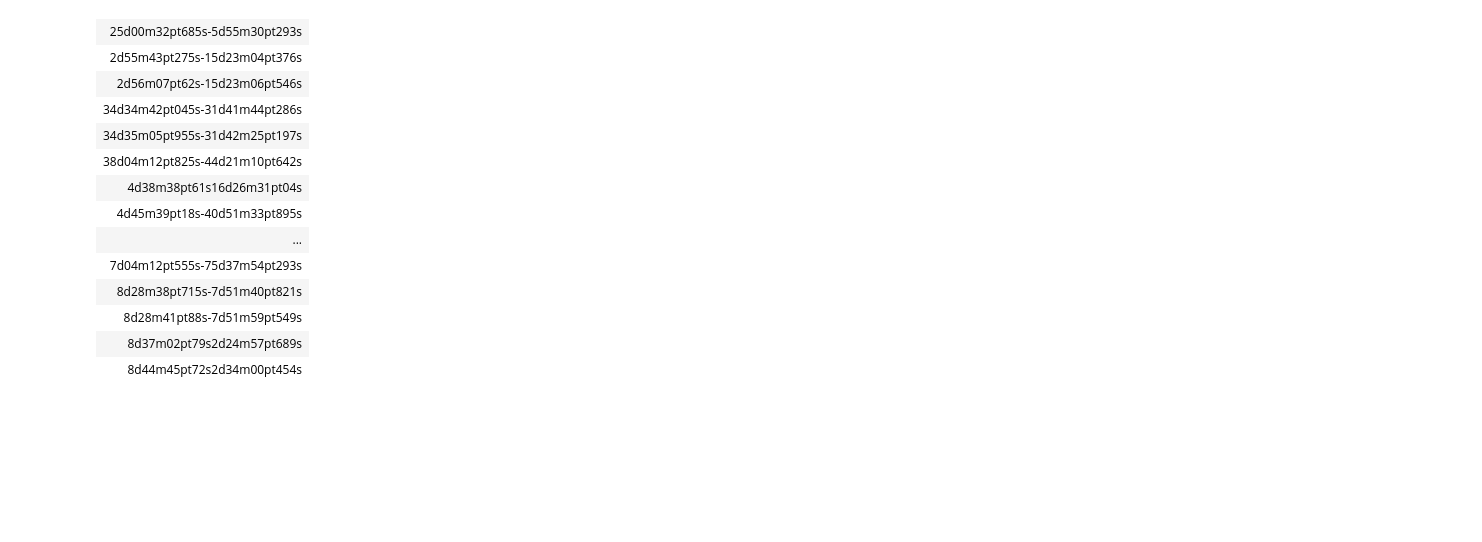
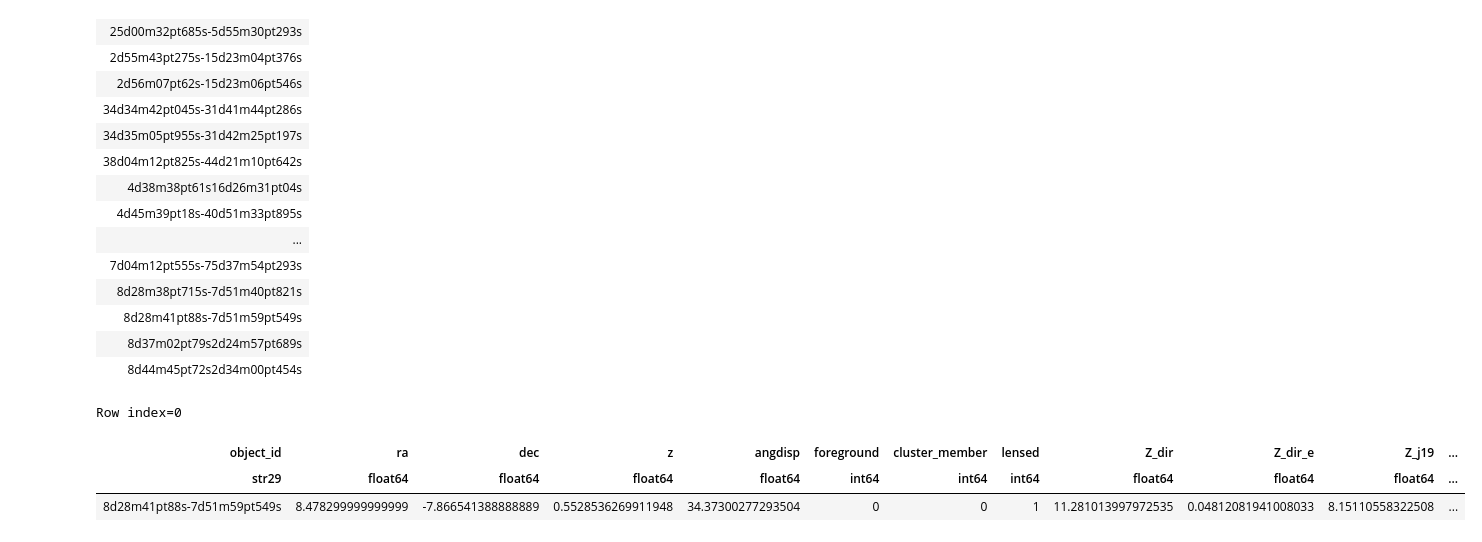
Before and after one commit to 0hardytom/eelgs, a Jupyter notebook: notebooks/epiph/week1/cigale_check.ipynb, the cells around one changed output. Saved outputs shown, nothing was run; the diff lists cells and outputs as text; code cells hidden in the pictures; blank space fills up the shorter version.

```diff
--- a/notebooks/epiph/week1/cigale_check.ipynb
+++ b/notebooks/epiph/week1/cigale_check.ipynb
@@ -318,37 +324,37 @@ rxj0218m31
 # %%
-#macs0028m75
+# #macs0028m75
 
-fig, ax1 = pf.create_plot(5,2)
-ax2 = fig.add_axes(0,1.05,1,1)
+# fig, ax1 = pf.create_plot(5,2)
+# ax2 = fig.add_axes(0,1.05,1,1)
 
-axes = [ax1,ax2]
+# axes = [ax1,ax2]
 
-keys = [,] #replace
+# keys = [,] #replace
 
-for i, k in enumerate(keys):
+# for i, k in enumerate(keys):
 
-    ax = axes[i]
-    pea = peas[peas['object_id']==k][0]
-    pick_cand = peas_final_new[peas_final_new['object_id']==k][0]
+#     ax = axes[i]
+#     pea = peas[peas['object_id']==k][0]
+#     pick_cand = peas_final_new[peas_final_new['object_id']==k][0]
 
-    with fits.open('cigale/out/'+pickid+'_best_model.fits') as hdu:
-        tab = Table(hdu[1].data)
-        hdr = hdu[1].header
+#     with fits.open('cigale/out/'+pickid+'_best_model.fits') as hdu:
+#         tab = Table(hdu[1].data)
+#         hdr = hdu[1].header
 
-    galloc, cube_ift, cluster, spectrum_o, rest_spectrum = ift.get_fromIFU(pick_cand)
+#     galloc, cube_ift, cluster, spectrum_o, rest_spectrum = ift.get_fromIFU(pick_cand)
 
-    wr = (tab['wavelength']*10<10000)&(tab['wavelength']*10>4700)
+#     wr = (tab['wavelength']*10<10000)&(tab['wavelength']*10>4700)
 
-    c = speedoflight.to(u.AA / u.s)
+#     c = speedoflight.to(u.AA / u.s)
 
-    flux = spectrum_o.data.data*spectrum_o.unit
-    wave = spectrum_o.wave.coord()*u.AA
+#     flux = spectrum_o.data.data*spectrum_o.unit
+#     wave = spectrum_o.wave.coord()*u.AA
 
-    flux_nu = flux * (wave**2 / c)
-    flux_ujy = flux_nu.to(u.mJy)
+#     flux_nu = flux * (wave**2 / c)
+#     flux_ujy = flux_nu.to(u.mJy)
 
-    ax.plot(tab['wavelength'][wr]*10,tab['Fnu'][wr], zorder=10, color='k', lw=2,label='SED-fit' if i==0 else None)
-    ax.plot(wave,flux_ujy, color='#ff004f', lw=1.5, label='VLT/MUSE' if i==0 else None)
+#     ax.plot(tab['wavelength'][wr]*10,tab['Fnu'][wr], zorder=10, color='k', lw=2,label='SED-fit' if i==0 else None)
+#     ax.plot(wave,flux_ujy, color='#ff004f', lw=1.5, label='VLT/MUSE' if i==0 else None)
 # %% [output]
 <Column name='object_id' dtype='str29' length=20>
 | 0d47m35pt895s-6d05m45pt616s |
@@ -367,3 +373,10 @@ for i, k in enumerate(keys):
 | 8d28m41pt88s-7d51m59pt549s |
 | 8d37m02pt79s2d24m57pt689s |
 | 8d44m45pt72s2d34m00pt454s |
+# %%
+pick_cand
+# %% [output]
+Row index=0
+| object_id | ra | dec | z | angdisp | foreground | cluster_member | lensed | Z_dir | Z_dir_e | Z_j19 | ... |
+| str29 | float64 | float64 | float64 | float64 | int64 | int64 | int64 | float64 | float64 | float64 | ... |
+| 8d28m41pt88s-7d51m59pt549s | 8.478299999999999 | -7.866541388888889 | 0.5528536269911948 | 34.37300277293504 | 0 | 0 | 1 | 11.281013997972535 | 0.04812081941008033 | 8.15110558322508 | ... |
```
Also changed, not shown: parts of 3 cells of this notebook.
